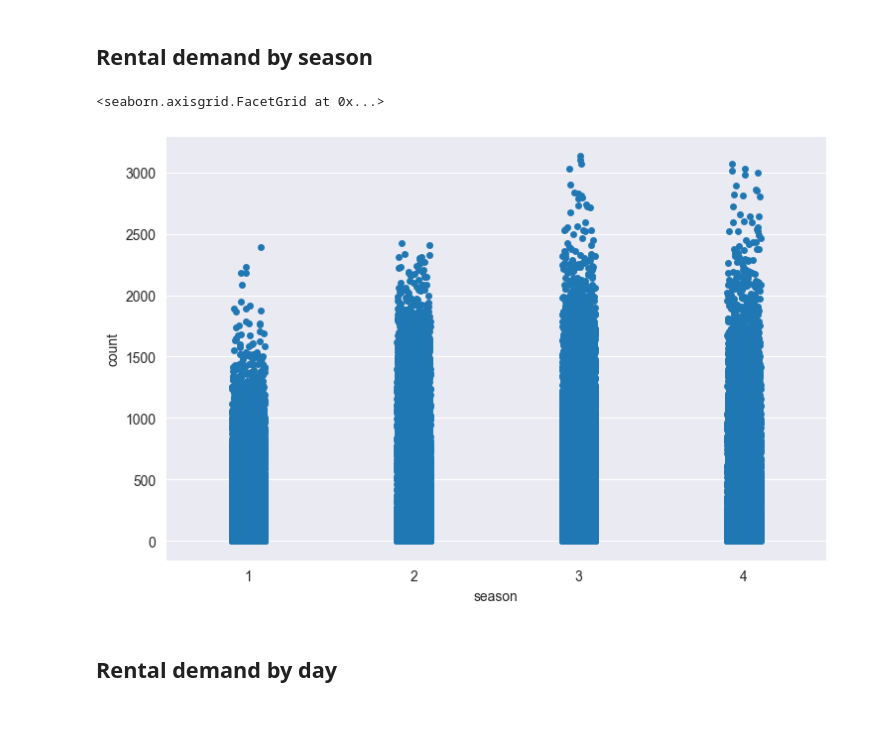
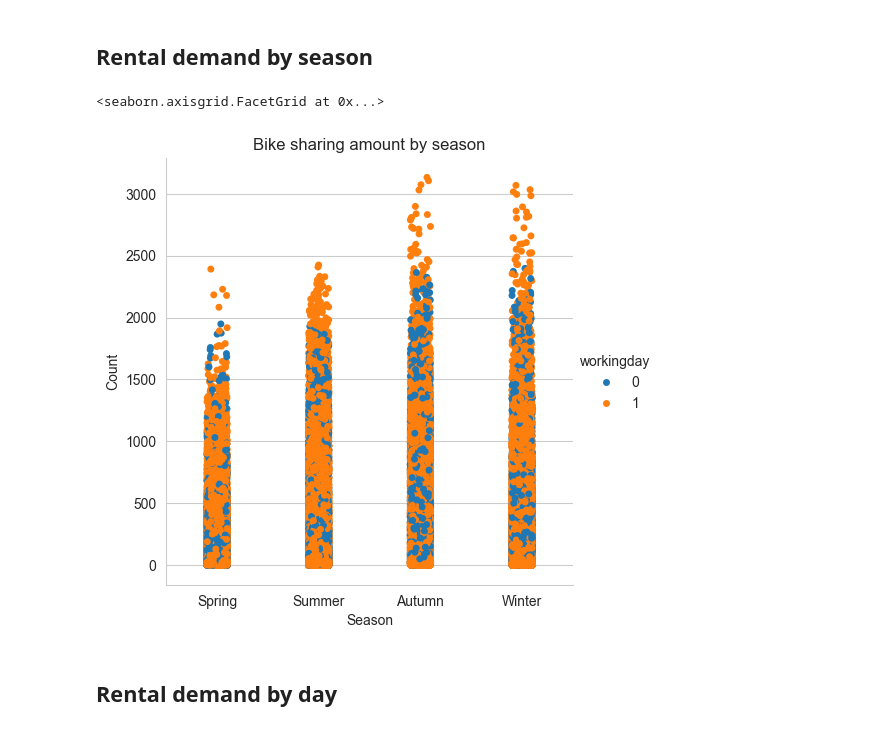
Before and after one commit to Scarch/ProjectE8, a Jupyter notebook: analysing_preparing_capitalBikeshareData.ipynb, the cells around one changed output. Saved outputs shown, nothing was run; the diff lists cells and outputs as text; code cells hidden in the pictures.

```diff
--- a/analysing_preparing_capitalBikeshareData.ipynb
+++ b/analysing_preparing_capitalBikeshareData.ipynb
@@ -599,10 +629,13 @@ TypeError: Axes.hist() got multiple values for argument 'x'
 # %% [markdown]
 ## Rental demand by season
 # %%
-sns.catplot(data=bikesRentedPerHourCombinedData, x='season', y='count', size=5,aspect=1.5)
+categorical_plot = sns.catplot(data=bikesRentedPerHourCombinedData, x='season', y='count',
+                               hue='workingday')  #, size=5, aspect=1.5)
+categorical_plot.set(title='Bike sharing amount by season', xticks=[0, 1, 2, 3],
+                     xticklabels=["Spring", "Summer", "Autumn", "Winter"], xlabel='Season', ylabel='Count')
 # %% [output]
 <seaborn.axisgrid.FacetGrid at 0x...>
-[figure, old version]
+[figure, new version]
 # %% [markdown]
 ## Rental demand by day
 # %%
```
Also changed, not shown: parts of 11 cells of this notebook.
